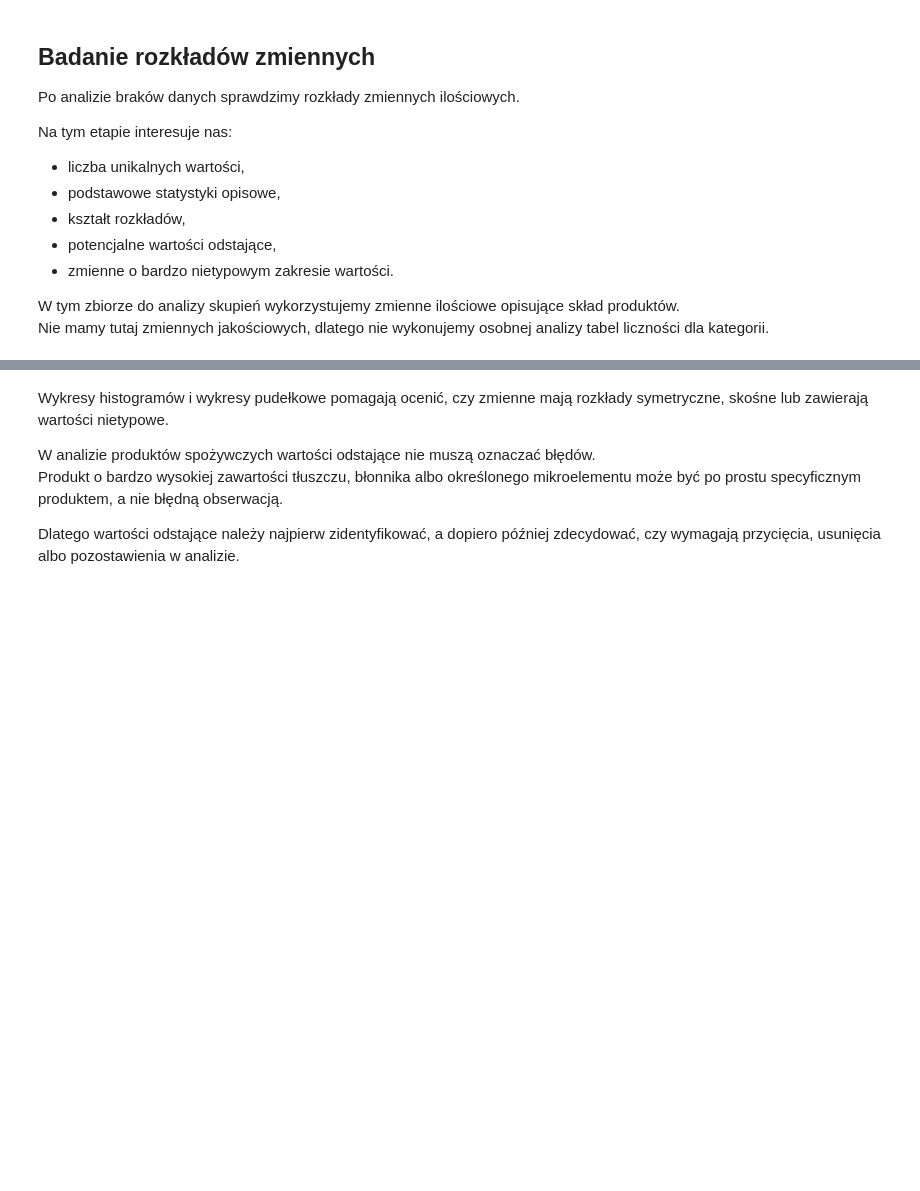
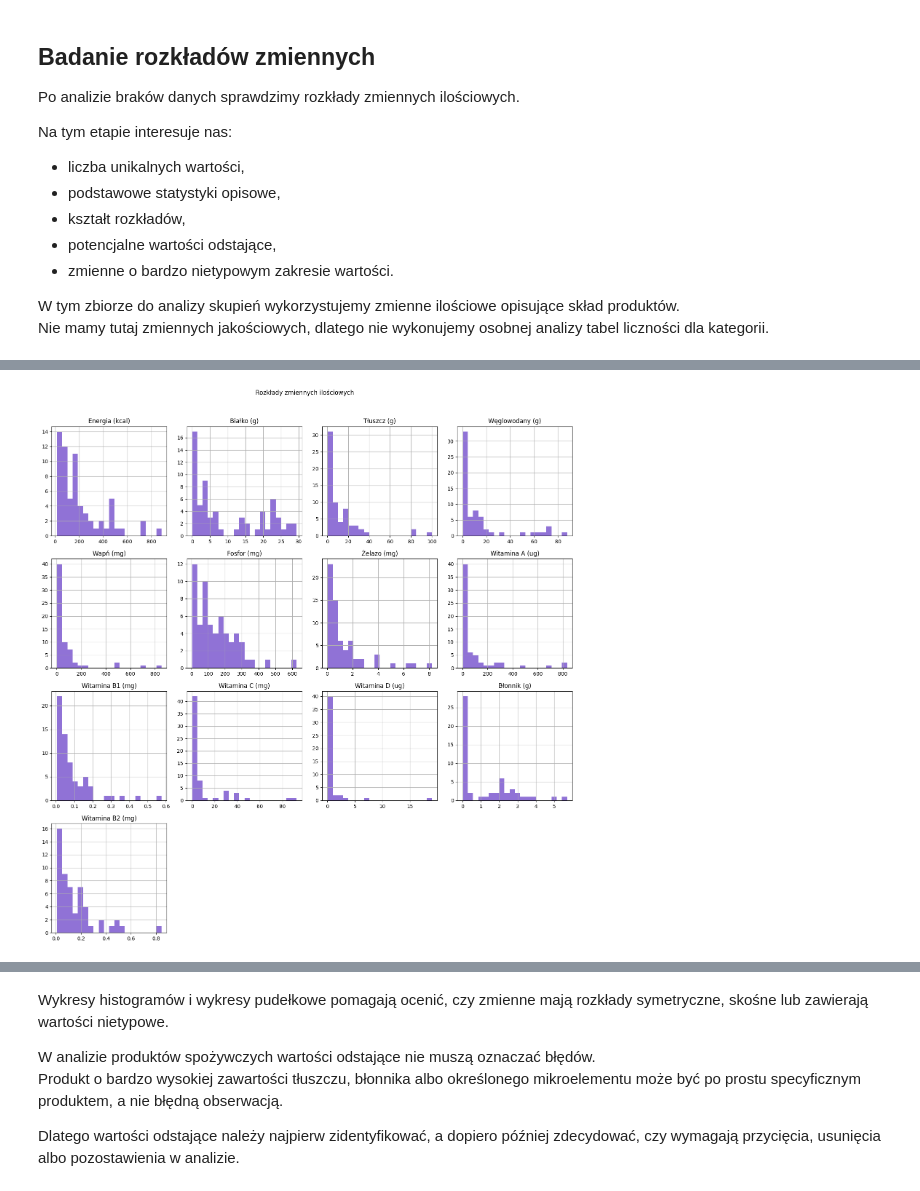
Before and after one commit to kingaorlowicz/Data_Mining_agh, a Jupyter notebook: lab3/Ingredients_AGH_LAB.ipynb, the cells around one changed output, grey strips where cells are left out. Saved outputs shown, nothing was run; the diff lists cells and outputs as text; code cells hidden in the pictures; blank space fills up the shorter version.

```diff
--- a/lab3/Ingredients_AGH_LAB.ipynb
+++ b/lab3/Ingredients_AGH_LAB.ipynb
@@ -267,14 +404,17 @@ food_df[predictors].describe().T
 # %%
 # Histogramy dla zmiennych ilościowych
 
 food_df[predictors].hist(
     bins=20,
-    figsize=(15, 15)
+    figsize=(15, 15),
+    color='#9072d6',
 )
 
 plt.suptitle("Rozkłady zmiennych ilościowych", y=1.02)
 plt.tight_layout()
 plt.show()
+# %% [output]
+[figure, added]
 # %%
 def plot_box_strip(df, variables, hue=None):
     """
```
Also changed, not shown: parts of 25 cells of this notebook.
